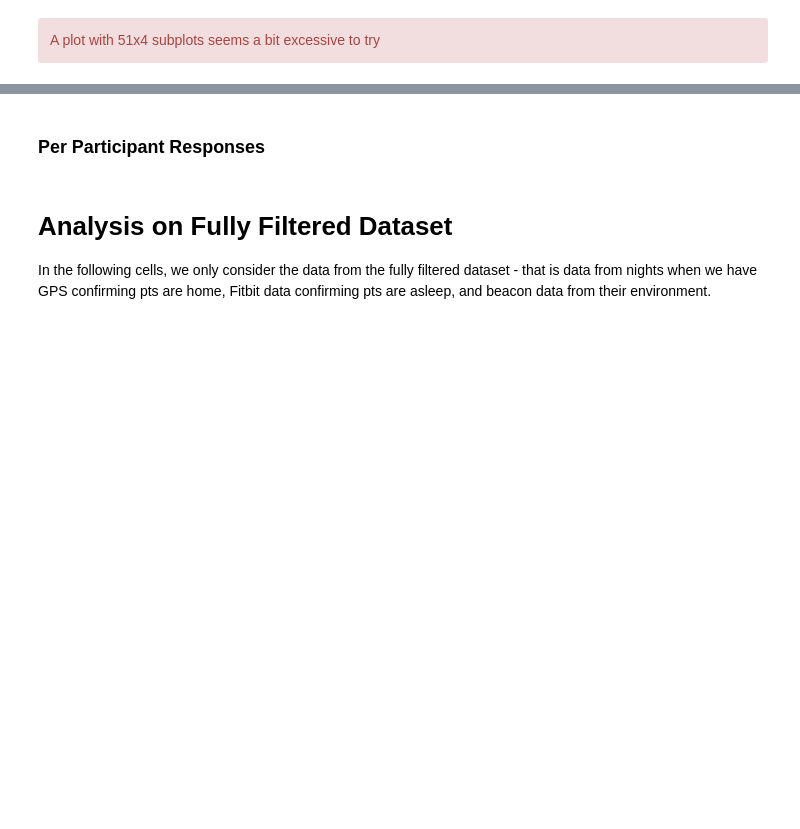
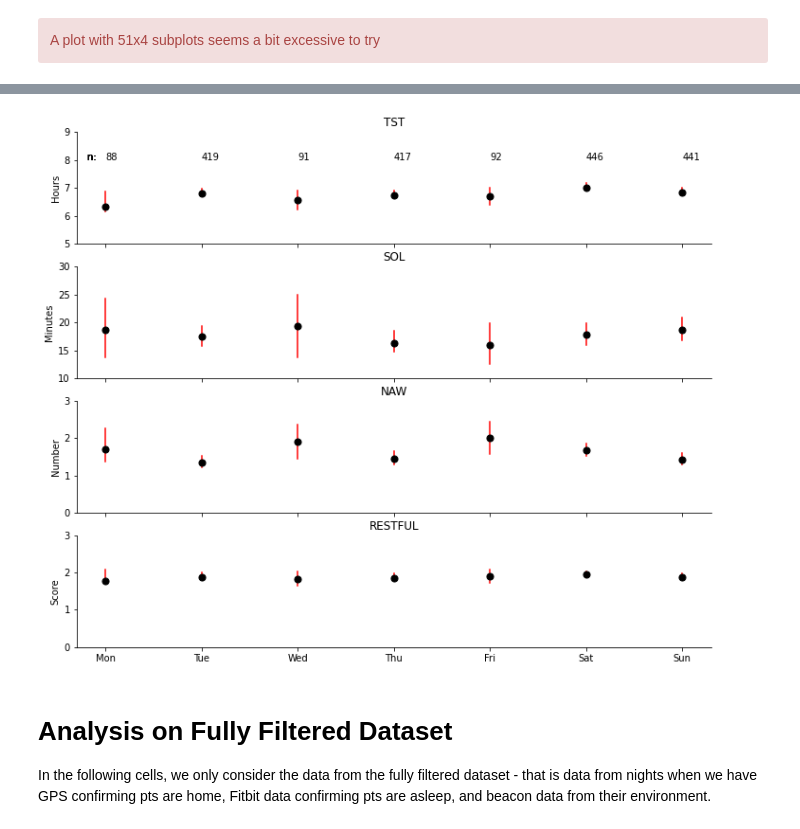
Before and after one commit to intelligent-environments-lab/utx000, a Jupyter notebook: notebooks/4.3.1-hef-ema-summary.ipynb, the cells around one changed output, grey strips where cells are left out. Drawn from its saved outputs; the diff is of its cells as text; code cells hidden in the pictures; blank space fills up the shorter version.

```diff
--- a/notebooks/4.3.1-hef-ema-summary.ipynb
+++ b/notebooks/4.3.1-hef-ema-summary.ipynb
@@ -476,2 +487,0 @@ Restricted to Beacon Participants Only: True
-# %% [markdown]
-### Per Participant Responses
@@ -496,3 +488,7 @@ plt.close()
+# %%
+plot_sleep_metrics_by_day(save=True)
+# %% [output]
+[figure, added]
 # %% [markdown]
 # Analysis on Fully Filtered Dataset
 In the following cells, we only consider the data from the fully filtered dataset - that is data from nights when we have GPS confirming pts are home, Fitbit data confirming pts are asleep, and beacon data from their environment.
```
Also changed, not shown: parts of 59 cells of this notebook, 1 other file.
